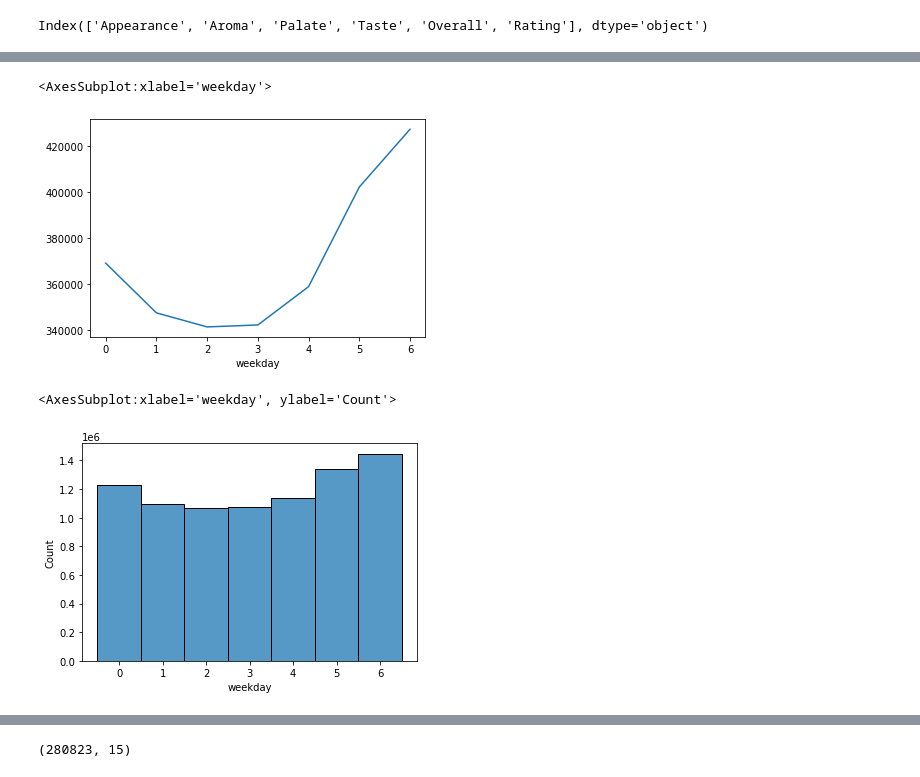
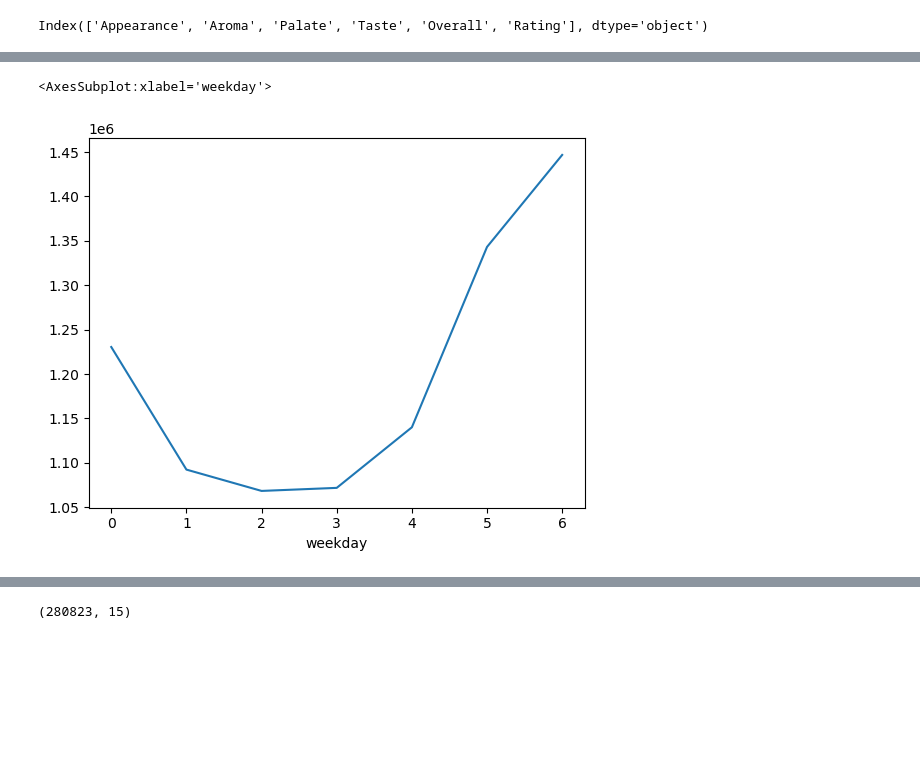
Before and after one commit to epfl-ada/ada-2022-project-rakijada, a Jupyter notebook: data_investigation.ipynb, the cells around one changed output, grey strips where cells are left out. Cells and saved outputs as stored; diff of their text form; code cells hidden in the pictures; blank space fills up the shorter version.

```diff
--- a/data_investigation.ipynb
+++ b/data_investigation.ipynb
@@ -296,5 +247,5 @@ sns.histplot(data = reviews['weekday'], discrete=True)
 # %%
-sns.lineplot(data = reviews.groupby('weekday').size())
+sns.lineplot(data = ratings.groupby('weekday').size())
 # %% [output]
 <AxesSubplot:xlabel='weekday'>
-[figure, old version]
+[figure, new version]
@@ -303,5 +251,0 @@ ratings['weekday'] = ratings['Date'].apply(lambda x: x.weekday())
-# %%
-sns.histplot(data = ratings['weekday'], discrete=True)
-# %% [output]
-<AxesSubplot:xlabel='weekday', ylabel='Count'>
-[figure, removed]
```
Also changed, not shown: parts of 55 cells of this notebook.
